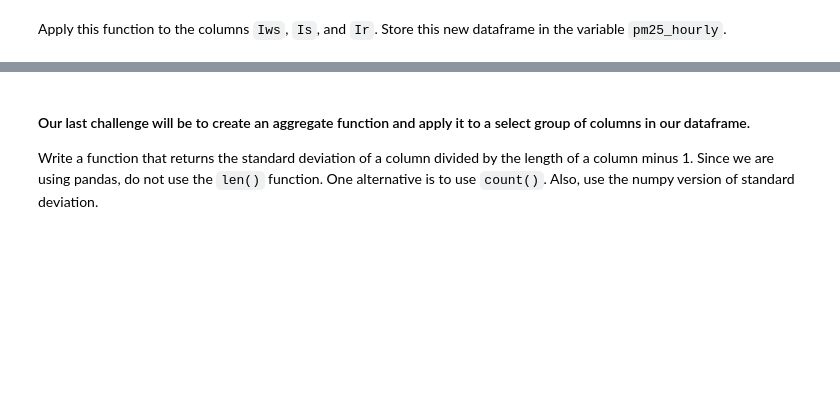
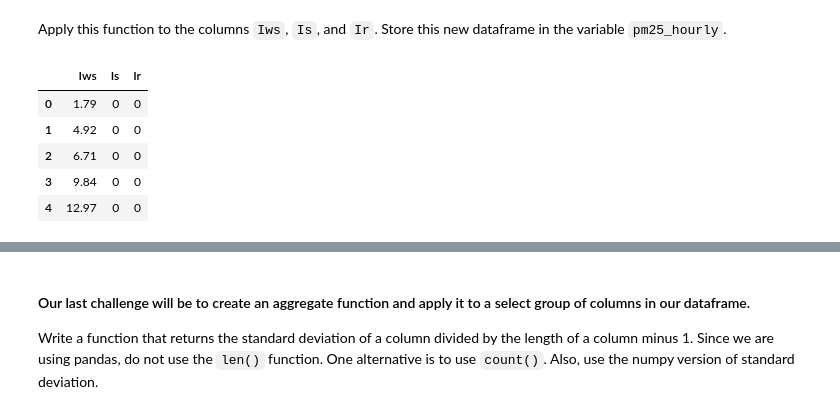
Before and after one commit to ironhack-bcn-data-june-2020/06-lab-map-reduce-filter, a Jupyter notebook: your-code/main - Lab 6.ipynb, the cells around one changed output, grey strips where cells are left out. Drawn from its saved outputs; the diff is of its cells as text; code cells hidden in the pictures; blank space fills up the shorter version.

```diff
--- a/your-code/main - Lab 6.ipynb
+++ b/your-code/main - Lab 6.ipynb
@@ -240,0 +288,11 @@ Apply this function to the columns `Iws`, `Is`, and `Ir`. Store this new datafra
+# %%
+pm25_hourly = pd.DataFrame(pm25, columns=['Iws', 'Is', 'Ir'])
+
+pm25_hourly.head()
+# %% [output]
+|  | Iws | Is | Ir |
+| 0 | 1.79 | 0 | 0 |
+| 1 | 4.92 | 0 | 0 |
+| 2 | 6.71 | 0 | 0 |
+| 3 | 9.84 | 0 | 0 |
+| 4 | 12.97 | 0 | 0 |
```
Also changed, not shown: parts of 15 cells of this notebook, 1 other file.
